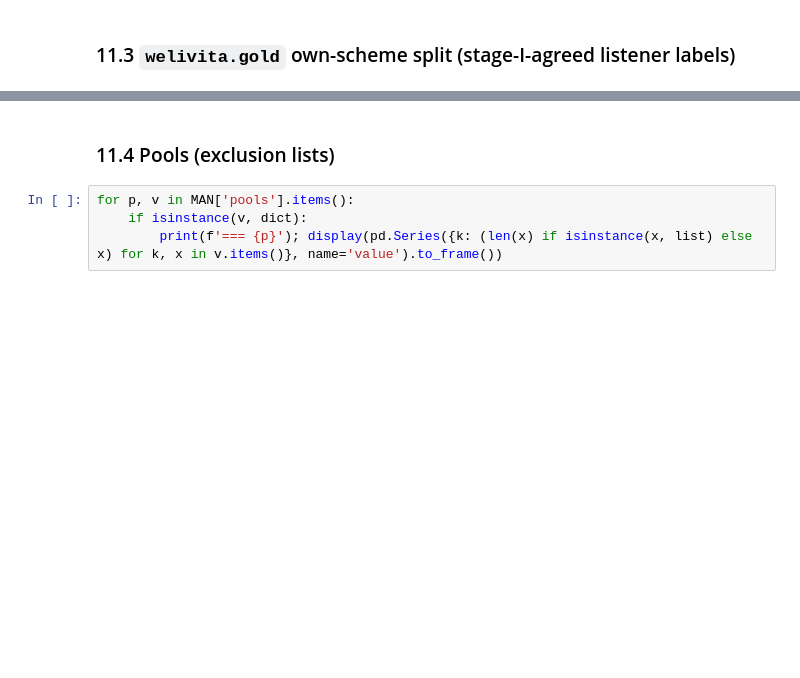
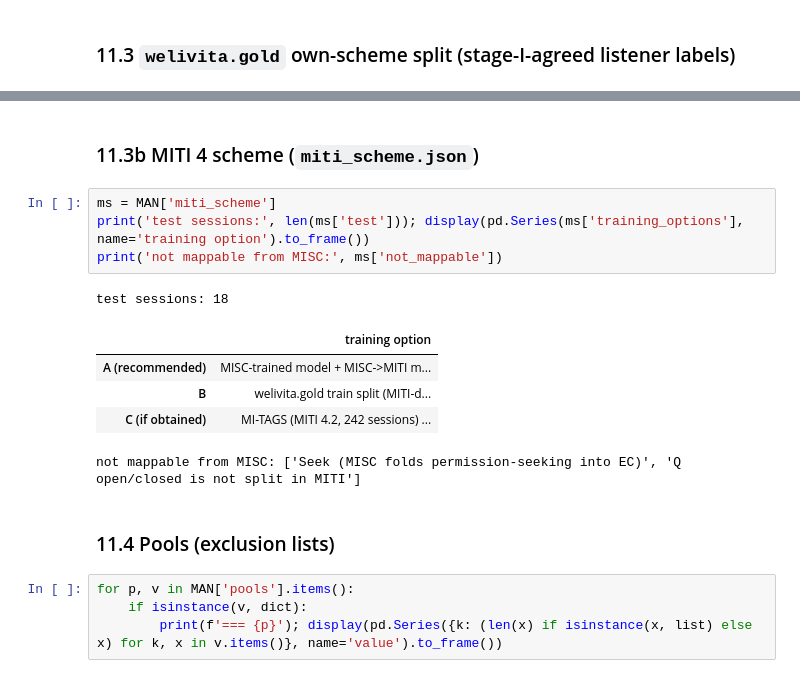
Before and after one commit to Zme874amy/Behavioral-Coding, a Jupyter notebook: notebooks/datasets_eda.ipynb, the cells around one changed output, grey strips where cells are left out. Saved outputs shown, nothing was run; the diff lists cells and outputs as text; blank space fills up the shorter version.

```diff
--- a/notebooks/datasets_eda.ipynb
+++ b/notebooks/datasets_eda.ipynb
@@ -1300,3 +1350,16 @@ dialogues per split: {'train': 1604, 'test': 200, 'dev': 196}
+# %% [markdown]
+### 11.3b MITI 4 scheme (`miti_scheme.json`)
+# %%
+ms = MAN['miti_scheme']
+print('test sessions:', len(ms['test'])); display(pd.Series(ms['training_options'], name='training option').to_frame())
+print('not mappable from MISC:', ms['not_mappable'])
+# %% [output]
+test sessions: 18
+|  | training option |
+| A (recommended) | MISC-trained model + MISC->MITI m... |
+| B | welivita.gold train split (MITI-d... |
+| C (if obtained) | MI-TAGS (MITI 4.2, 242 sessions) ... |
+not mappable from MISC: ['Seek (MISC folds permission-seeking into EC)', 'Q open/closed is not split in MITI']
 # %% [markdown]
 ### 11.4 Pools (exclusion lists)
 # %%
```
Also changed, not shown: parts of 6 cells of this notebook, 9 other files.
